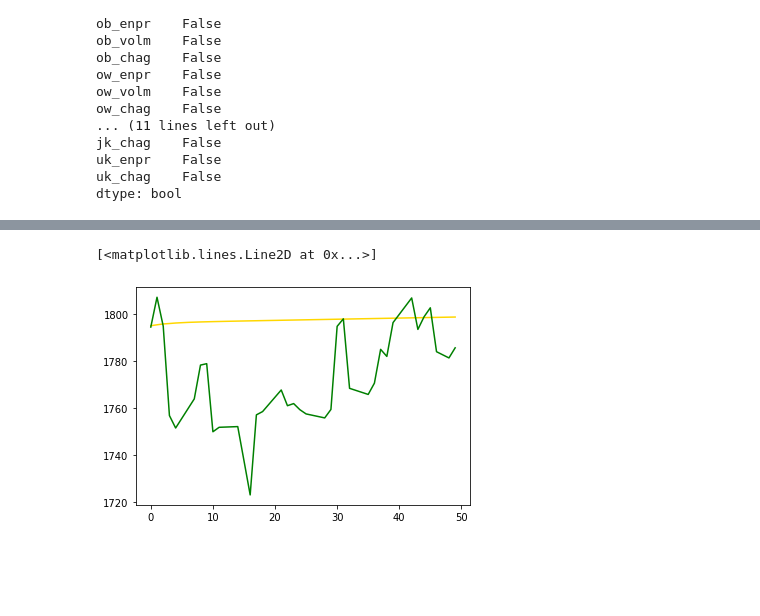
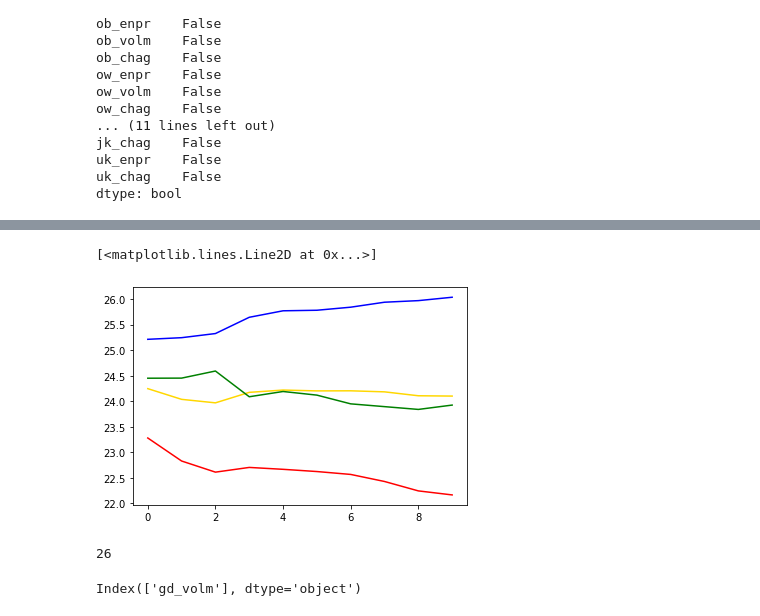
Before and after one commit to sumu97/Data-Science-Cheat-Code, a Jupyter notebook: Kospi_Market_Analysis_sumu97.ipynb, the cells around one changed output, grey strips where cells are left out. Saved outputs shown, nothing was run; the diff lists cells and outputs as text; code cells hidden in the pictures; blank space fills up the shorter version.

```diff
--- a/Kospi_Market_Analysis_sumu97.ipynb
+++ b/Kospi_Market_Analysis_sumu97.ipynb
@@ -158,2 +163,2 @@ df.columns[0]
 # %%
-df_enpr = df[df.columns[0]]
+df_enpr = df['sv_enpr']
@@ -167,5 +204,5 @@ plt.show()
 # %%
-step = 50 # 테스트 데이터 분리 할 일자 수
+step = 10 # 테스트 데이터 분리 할 일자 수
 test_df = df_enpr.drop(df_enpr.index[-1 * step :-1])
 test_df = test_df.drop(test_df.index[-1])
 test_df
@@ -237,7 +271,7 @@ residuals.plot()
 # 모델 평가
 forecast_data = model_fit.forecast(steps=step)
 
-test_df1 = df_enpr[len(df_enpr) - step:]
-test_df1
+test_df_c = df_enpr[len(df_enpr) - step:]
+test_df_c
 # %% [output]
 date
@@ -262,7 +291,7 @@ Name: gd_enpr, dtype: float64
 pred_y = forecast_data[0].tolist()
 
 # 실제 5월의 데이터
-test_y = test_df1.values
+test_y = test_df_c.values
 
 # 마지막 5월의 예측 데이터 최소값
 pred_y_lower = []
@@ -278,15 +352,15 @@ for lower_upper in forecast_data[2]:
 # %%
-# 모델이 예측한 가격 그래프
+# 2,1,5 모델이 예측한 가격 그래프 (30)
 plt.plot(pred_y, color = 'gold')
 
 # 모델이 예측한 최저 가격 그래프
-#plt.plot(pred_y_lower, color = 'red')
+plt.plot(pred_y_lower, color = 'red')
 
 # 모델이 예측한 최고 가격 그래프
-#plt.plot(pred_y_upper, color = 'blue')
+plt.plot(pred_y_upper, color = 'blue')
 
 # 실제 가격 그래프
 plt.plot(test_y, color = 'green')
 # %% [output]
 [<matplotlib.lines.Line2D at 0x...>]
-[figure, old version]
+[figure, new version]
@@ -292,0 +415,8 @@ plt.plot(test_y, color = 'green')
+# %%
+len(df.columns)
+# %% [output]
+26
+# %%
+df.columns[1:2]
+# %% [output]
+Index(['gd_volm'], dtype='object')
```
Also changed, not shown: parts of 32 cells of this notebook.
